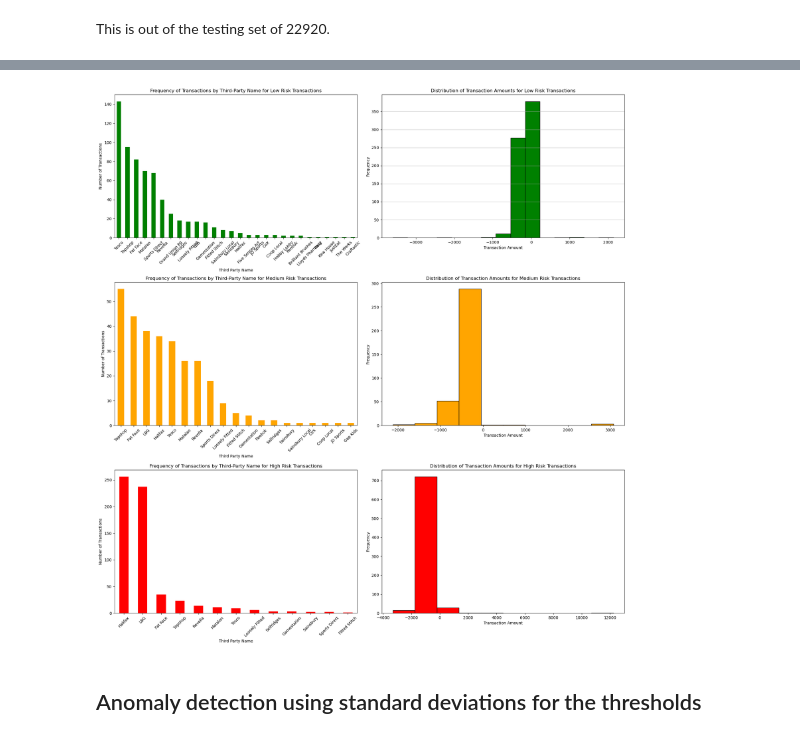
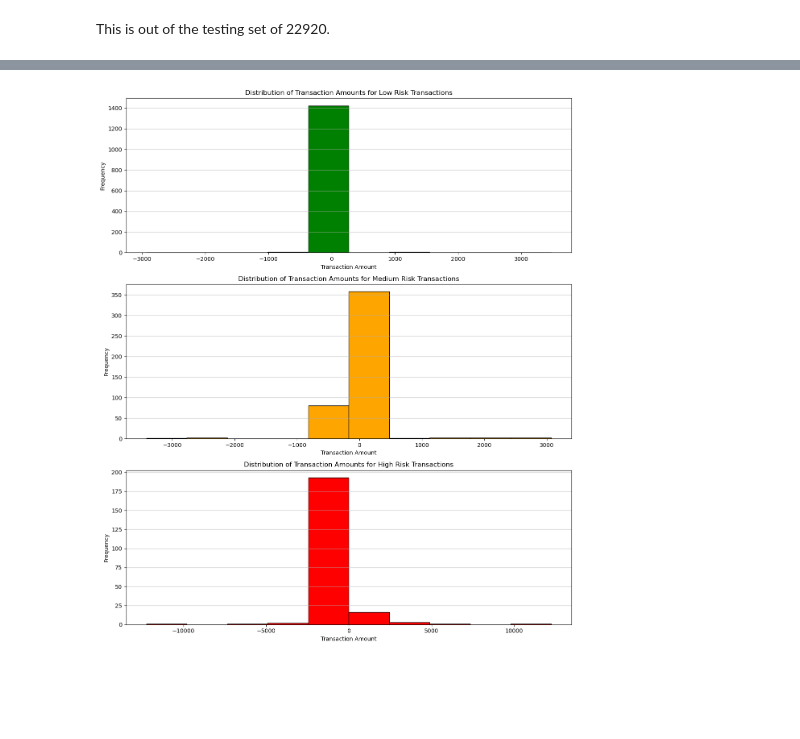
Before and after one commit to UoB-DSMP-2023-24/dsmp-2024-group27, a Jupyter notebook: AnomalyDetection/AnomalyDetection-Dataset2-Final .ipynb, the cells around one changed output, grey strips where cells are left out. Saved outputs shown, nothing was run; the diff lists cells and outputs as text; code cells hidden in the pictures; blank space fills up the shorter version.

Commit message:
anomaly detection work

```diff
--- a/AnomalyDetection/AnomalyDetection-Dataset2-Final .ipynb
+++ b/AnomalyDetection/AnomalyDetection-Dataset2-Final .ipynb
@@ -195,18 +119,16 @@ anomaly_detection_by_expenditures_df
 # %%
 # For Threshold 1 (1.5 * IQR)
-thresholds_1 = expenditures_training_df.dropna(subset=['Account No', 'Third Party Name']).groupby(['Account No', 'Third Party Name']).apply(lambda group: calculate_thresholds(group, 1.5)).reset_index(name='Threshold_1')
+thresholds_1 = expenditures_training_df.dropna(subset=['Account No', 'Third Party Name']).groupby(['Account No', 'Third Party Name']).apply(lambda group: calculate_thresholds(group, 1.5, 0.333)).reset_index(name='Threshold_1')
 thresholds_structured_1 = thresholds_1.groupby('Account No').apply(lambda x: dict(zip(x['Third Party Name'], x['Threshold_1']))).to_dict()
 
 # For Threshold 2 (3 * IQR)
-thresholds_2 = expenditures_training_df.dropna(subset=['Account No', 'Third Party Name']).groupby(['Account No', 'Third Party Name']).apply(lambda group: calculate_thresholds(group, 3)).reset_index(name='Threshold_2')
+thresholds_2 = expenditures_training_df.dropna(subset=['Account No', 'Third Party Name']).groupby(['Account No', 'Third Party Name']).apply(lambda group: calculate_thresholds(group, 3, 0.667)).reset_index(name='Threshold_2')
 thresholds_structured_2 = thresholds_2.groupby('Account No').apply(lambda x: dict(zip(x['Third Party Name'], x['Threshold_2']))).to_dict()
 
 # For Threshold 3 (5 * IQR)
-thresholds_3 = expenditures_training_df.dropna(subset=['Account No', 'Third Party Name']).groupby(['Account No', 'Third Party Name']).apply(lambda group: calculate_thresholds(group, 5)).reset_index(name='Threshold_3')
+thresholds_3 = expenditures_training_df.dropna(subset=['Account No', 'Third Party Name']).groupby(['Account No', 'Third Party Name']).apply(lambda group: calculate_thresholds(group, 5, 1)).reset_index(name='Threshold_3')
 thresholds_structured_3 = thresholds_3.groupby('Account No').apply(lambda x: dict(zip(x['Third Party Name'], x['Threshold_3']))).to_dict()
 
 anomaly_detection_by_expenditures_df['Business_Threshold_1'] = anomaly_detection_by_expenditures_df.index.map(lambda x: thresholds_structured_1.get(x, np.nan))
 anomaly_detection_by_expenditures_df['Business_Threshold_2'] = anomaly_detection_by_expenditures_df.index.map(lambda x: thresholds_structured_2.get(x, np.nan))
 anomaly_detection_by_expenditures_df['Business_Threshold_3'] = anomaly_detection_by_expenditures_df.index.map(lambda x: thresholds_structured_3.get(x, np.nan))
-
-anomaly_detection_by_expenditures_df
@@ -321,13 +206,13 @@ anomaly_detection_by_payments_df.head(30)
 # %%
-thresholds_1 = payments_training_df.dropna(subset=['Account No', 'Third Party Account No']).groupby(['Account No', 'Third Party Account No']).apply(lambda group: calculate_thresholds(group, 1.5)).reset_index(name='Threshold_1')
+thresholds_1 = payments_training_df.dropna(subset=['Account No', 'Third Party Account No']).groupby(['Account No', 'Third Party Account No']).apply(lambda group: calculate_thresholds(group, 1.5, 0.333)).reset_index(name='Threshold_1')
 thresholds_structured_1 = thresholds_1.groupby('Account No').apply(lambda x: dict(zip(x['Third Party Account No'], x['Threshold_1']))).to_dict()
 
 # For Threshold 2 (3 * IQR)
-thresholds_2 = payments_training_df.dropna(subset=['Account No', 'Third Party Account No']).groupby(['Account No', 'Third Party Account No']).apply(lambda group: calculate_thresholds(group, 3)).reset_index(name='Threshold_2')
+thresholds_2 = payments_training_df.dropna(subset=['Account No', 'Third Party Account No']).groupby(['Account No', 'Third Party Account No']).apply(lambda group: calculate_thresholds(group, 3, 0.667)).reset_index(name='Threshold_2')
 thresholds_structured_2 = thresholds_2.groupby('Account No').apply(lambda x: dict(zip(x['Third Party Account No'], x['Threshold_2']))).to_dict()
 
 # For Threshold 3 (5 * IQR)
-thresholds_3 = payments_training_df.dropna(subset=['Account No', 'Third Party Account No']).groupby(['Account No', 'Third Party Account No']).apply(lambda group: calculate_thresholds(group, 5)).reset_index(name='Threshold_3')
+thresholds_3 = payments_training_df.dropna(subset=['Account No', 'Third Party Account No']).groupby(['Account No', 'Third Party Account No']).apply(lambda group: calculate_thresholds(group, 5, 1)).reset_index(name='Threshold_3')
 thresholds_structured_3 = thresholds_3.groupby('Account No').apply(lambda x: dict(zip(x['Third Party Account No'], x['Threshold_3']))).to_dict()
 
 anomaly_detection_by_payments_df['Third_Party_Account_Threshold_1'] = anomaly_detection_by_payments_df.index.map(lambda x: thresholds_structured_1.get(x, np.nan))
@@ -335,15 +220,15 @@ anomaly_detection_by_payments_df['Third_Party_Account_Threshold_2'] = anomaly_de
 anomaly_detection_by_payments_df['Third_Party_Account_Threshold_3'] = anomaly_detection_by_payments_df.index.map(lambda x: thresholds_structured_3.get(x, np.nan))
 # %%
 # For Threshold 1 (1.5 * IQR)
-thresholds_1 = payments_training_df.dropna(subset=['Account No', 'Third Party Name']).groupby(['Account No', 'Third Party Name']).apply(lambda group: calculate_thresholds(group, 1.5)).reset_index(name='Threshold_1')
+thresholds_1 = payments_training_df.dropna(subset=['Account No', 'Third Party Name']).groupby(['Account No', 'Third Party Name']).apply(lambda group: calculate_thresholds(group, 1.5, 0.333)).reset_index(name='Threshold_1')
 thresholds_structured_1 = thresholds_1.groupby('Account No').apply(lambda x: dict(zip(x['Third Party Name'], x['Threshold_1']))).to_dict()
 
 # For Threshold 2 (3 * IQR)
-thresholds_2 = payments_training_df.dropna(subset=['Account No', 'Third Party Name']).groupby(['Account No', 'Third Party Name']).apply(lambda group: calculate_thresholds(group, 3)).reset_index(name='Threshold_2')
+thresholds_2 = payments_training_df.dropna(subset=['Account No', 'Third Party Name']).groupby(['Account No', 'Third Party Name']).apply(lambda group: calculate_thresholds(group, 3, 0.667)).reset_index(name='Threshold_2')
 thresholds_structured_2 = thresholds_2.groupby('Account No').apply(lambda x: dict(zip(x['Third Party Name'], x['Threshold_2']))).to_dict()
 
 # For Threshold 3 (5 * IQR)
-thresholds_3 = payments_training_df.dropna(subset=['Account No', 'Third Party Name']).groupby(['Account No', 'Third Party Name']).apply(lambda group: calculate_thresholds(group, 5)).reset_index(name='Threshold_3')
+thresholds_3 = payments_training_df.dropna(subset=['Account No', 'Third Party Name']).groupby(['Account No', 'Third Party Name']).apply(lambda group: calculate_thresholds(group, 5, 1)).reset_index(name='Threshold_3')
 thresholds_structured_3 = thresholds_3.groupby('Account No').apply(lambda x: dict(zip(x['Third Party Name'], x['Threshold_3']))).to_dict()
 
 anomaly_detection_by_payments_df['Business_Threshold_1'] = anomaly_detection_by_payments_df.index.map(lambda x: thresholds_structured_1.get(x, np.nan))
@@ -585,56 +530,35 @@ This is out of the testing set of 22920.
 # %%
+import matplotlib.pyplot as plt
 
+# Assuming low_risk_transactions, medium_risk_transactions, high_risk_transactions are defined
 
 # Create figure and subplots
-fig, axs = plt.subplots(3, 2, figsize=(19, 20))
 
-# Third-Party Name Frequency Visualisation for Low Risk Transactions
-third_party_counts = low_risk_transactions['Third Party Name'].value_counts()
-third_party_counts.plot(kind='bar', ax=axs[0, 0], color='green')
-axs[0, 0].set_title('Frequency of Transactions by Third-Party Name for Low Risk Transactions')
-axs[0, 0].set_xlabel('Third Party Name')
-axs[0, 0].set_ylabel('Number of Transactions')
-axs[0, 0].tick_params(axis='x', rotation=45)
+fig, axs = plt.subplots(3, 1, figsize=(12, 14))  # Share the x-axis
 
 # Histogram for Transaction Amounts for Low Risk Transactions
-axs[0, 1].hist(low_risk_transactions['Amount'], bins=15, color='green', edgecolor='black')
-axs[0, 1].set_title('Distribution of Transaction Amounts for Low Risk Transactions')
-axs[0, 1].set_xlabel('Transaction Amount')
-axs[0, 1].set_ylabel('Frequency')
-axs[0, 1].grid(axis='y', alpha=0.75)
-
-# Third-Party Name Frequency Visualisation for Medium Risk Transactions
-medium_third_party_counts = medium_risk_transactions['Third Party Name'].value_counts()
-medium_third_party_counts.plot(kind='bar', ax=axs[1, 0], color='orange')
-axs[1, 0].set_title('Frequency of Transactions by Third-Party Name for Medium Risk Transactions')
-axs[1, 0].set_xlabel('Third Party Name')
-axs[1, 0].set_ylabel('Number of Transactions')
-axs[1, 0].tick_params(axis='x', rotation=45)
+axs[0].hist(low_risk_transactions['Amount'], bins=10, color='green', edgecolor='black')
+axs[0].set_title('Distribution of Transaction Amounts for Low Risk Transactions')
+axs[0].set_ylabel('Frequency')
+axs[0].set_xlabel('Transaction Amount')
+axs[0].grid(axis='y', alpha=0.75)
 
 # Histogram for Transaction Amounts for Medium Risk Transactions
-axs[1, 1].hist(medium_risk_transactions['Amount'], bins=10, color='orange', edgecolor='black')
-axs[1, 1].set_title('Distribution of Transaction Amounts for Medium Risk Transactions')
-axs[1, 1].set_xlabel('Transaction Amount')
-axs[1, 1].set_ylabel('Frequency')
-
-# Third-Party Name Frequency Visualisation for High Risk Transactions
-high_third_party_counts = high_risk_transactions['Third Party Name'].value_counts()
-high_third_party_counts.plot(kind='bar', ax=axs[2, 0], color='red')
-axs[2, 0].set_title('Frequency of Transactions by Third-Party Name for High Risk Transactions')
-axs[2, 0].set_xlabel('Third Party Name')
-axs[2, 0].set_ylabel('Number of Transactions')
-axs[2, 0].tick_params(axis='x', rotation=45)
+axs[1].hist(medium_risk_transactions['Amount'], bins=10, color='orange', edgecolor='black')
+axs[1].set_title('Distribution of Transaction Amounts for Medium Risk Transactions')
+axs[1].set_xlabel('Transaction Amount')
+axs[1].set_ylabel('Frequency')
+axs[1].grid(axis='y', alpha=0.75)
 
 # Histogram for Transaction Amounts for High Risk Transactions
-axs[2, 1].hist(high_risk_transactions['Amount'], bins=10, color='red', edgecolor='black')
-axs[2, 1].set_title('Distribution of Transaction Amounts for High Risk Transactions')
-axs[2, 1].set_xlabel('Transaction Amount')
-axs[2, 1].set_ylabel('Frequency')
+axs[2].hist(high_risk_transactions['Amount'], bins=10, color='red', edgecolor='black')
+axs[2].set_title('Distribution of Transaction Amounts for High Risk Transactions')
+axs[2].set_xlabel('Transaction Amount')
+axs[2].set_ylabel('Frequency')
+axs[2].grid(axis='y', alpha=0.75)
 
 # Adjust layout
 plt.tight_layout()
 plt.show()
 # %% [output]
-[figure, old version]
+[figure, new version]
-# %% [markdown]
-## Anomaly detection using standard deviations for the thresholds
```
Also changed, not shown: parts of 66 cells of this notebook, 5 other files.
